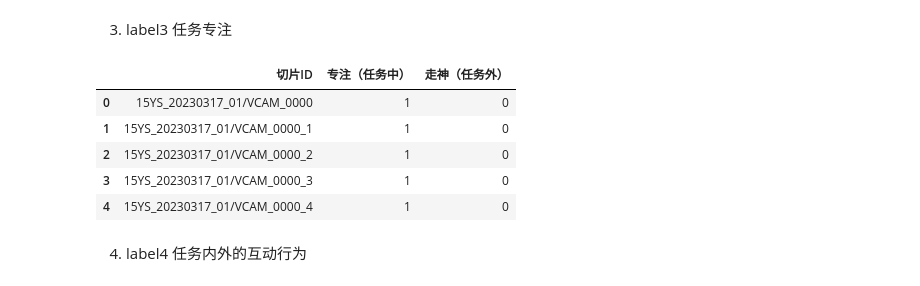
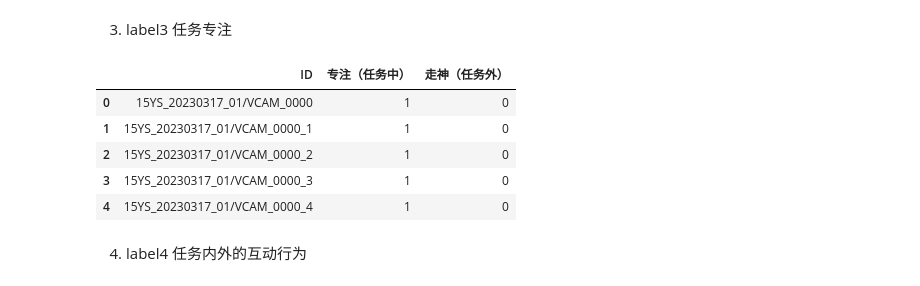
Before and after one commit to AnsonLo11/siblingsDatasetBaseline, a Jupyter notebook: data_preprocess.ipynb, the cells around one changed output. Cells and saved outputs as stored; diff of their text form; code cells hidden in the pictures.

```diff
--- a/data_preprocess.ipynb
+++ b/data_preprocess.ipynb
@@ -82,11 +56,13 @@ label3 = label3.rename(columns={"Unnamed: 0":"切片ID"})
-# %%
-label3.head()
-# %% [output]
-|  | 切片ID | 专注（任务中） | 走神（任务外） |
-| 0 | 15YS_20230317_01/VCAM_0000 | 1 | 0 |
-| 1 | 15YS_20230317_01/VCAM_0000_1 | 1 | 0 |
-| 2 | 15YS_20230317_01/VCAM_0000_2 | 1 | 0 |
-| 3 | 15YS_20230317_01/VCAM_0000_3 | 1 | 0 |
-| 4 | 15YS_20230317_01/VCAM_0000_4 | 1 | 0 |
+# %%
+# 3.任务专注
+label3 = pd.read_csv('all_label/任务专注-表格 1.csv',header=0).iloc[:,:3]
+label3.head()
+# %% [output]
+|  | ID | 专注（任务中） | 走神（任务外） |
+| 0 | 15YS_20230317_01/VCAM_0000 | 1 | 0 |
+| 1 | 15YS_20230317_01/VCAM_0000_1 | 1 | 0 |
+| 2 | 15YS_20230317_01/VCAM_0000_2 | 1 | 0 |
+| 3 | 15YS_20230317_01/VCAM_0000_3 | 1 | 0 |
+| 4 | 15YS_20230317_01/VCAM_0000_4 | 1 | 0 |
 # %% [markdown]
 4. label4 任务内外的互动行为
```
Also changed, not shown: parts of 23 cells of this notebook, 1 other file.
